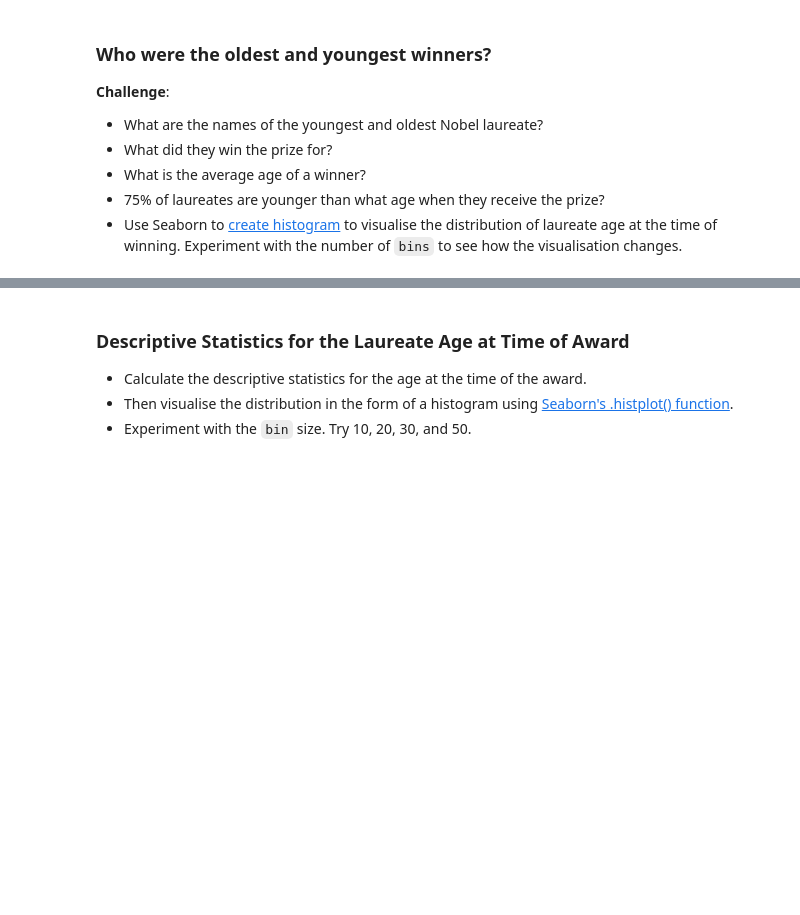
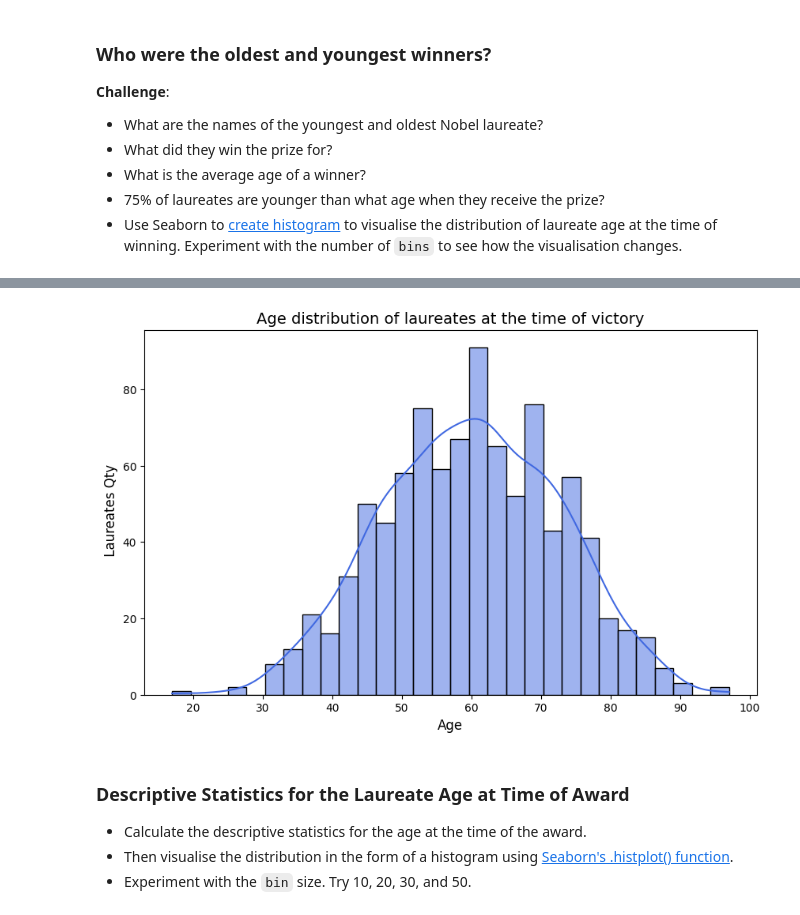
Before and after one commit to SiracencoSerghei/Bootcamp_Python, a Jupyter notebook: day_79/Nobel_Prize_Analysis.ipynb, the cells around one changed output, grey strips where cells are left out. Drawn from its saved outputs; the diff is of its cells as text; code cells hidden in the pictures; blank space fills up the shorter version.

```diff
--- a/day_79/Nobel_Prize_Analysis.ipynb
+++ b/day_79/Nobel_Prize_Analysis.ipynb
@@ -751,3 +902,7 @@ Here's what you're aiming for:
 How Old Are the Laureates When the Win the Prize?
 
 **Challenge**: Calculate the age of the laureate in the year of the ceremony and add this as a column called `winning_age` to the `df_data` DataFrame. Hint: you can use [this](https://pandas.pydata.org/pandas-docs/stable/reference/api/pandas.Series.dt.html) to help you.
+# %%
+birth_years = df_data.birth_date.dt.year
+# %%
+df_data['winning_age'] = df_data.year - birth_years
@@ -763,3 +958,15 @@ How Old Are the Laureates When the Win the Prize?
+# %%
+plt.figure(figsize=(10, 6))
+
+sns.histplot(df_data.winning_age, bins=30, kde=True, color="royalblue")
+
+plt.title("Age distribution of laureates at the time of victory", fontsize=14)
+plt.xlabel("Age", fontsize=12)
+plt.ylabel(" Laureates Qty", fontsize=12)
+
+plt.show()
+# %% [output]
+[figure, added]
 # %% [markdown]
 ### Descriptive Statistics for the Laureate Age at Time of Award
 
```
Also changed, not shown: parts of 19 cells of this notebook.
